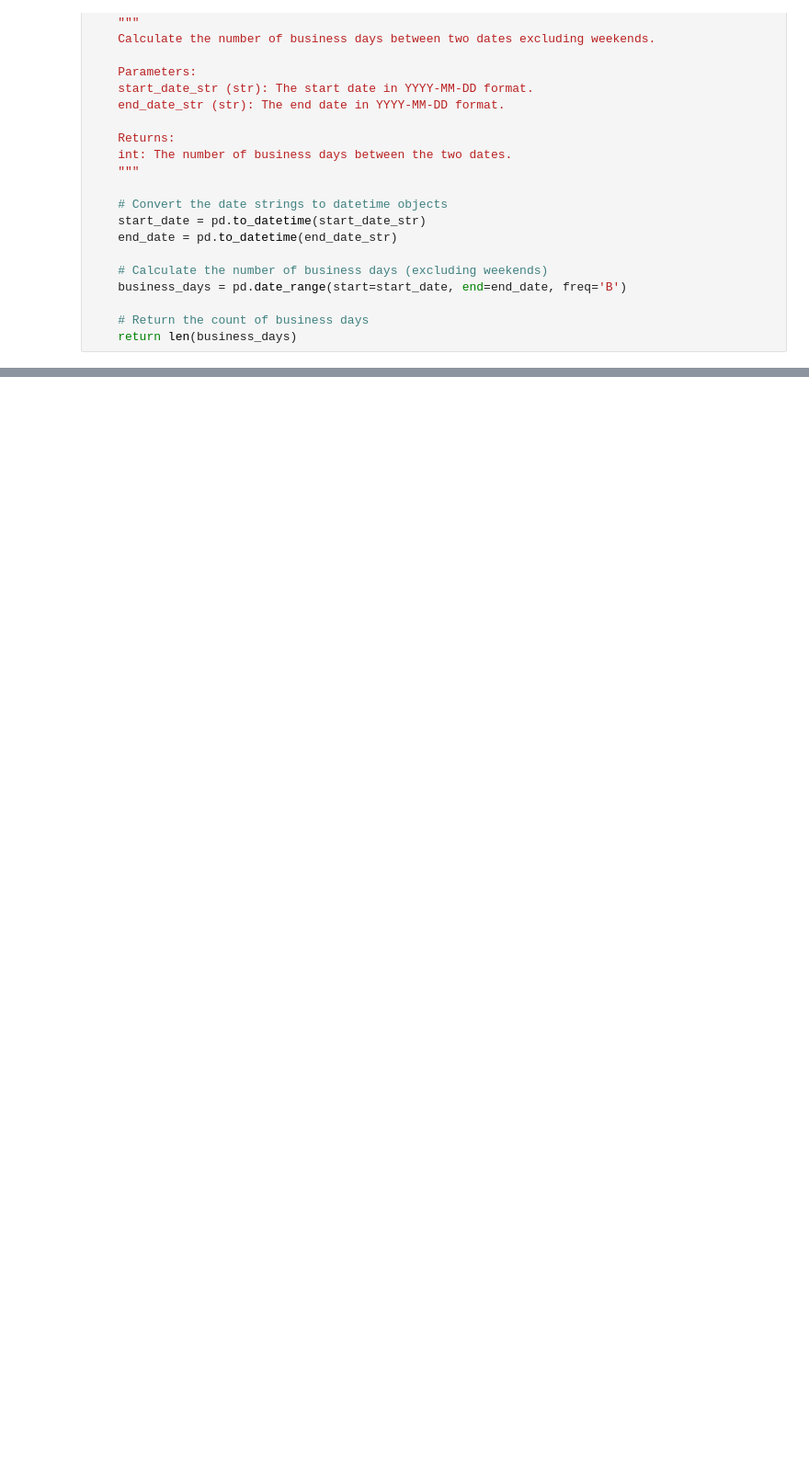
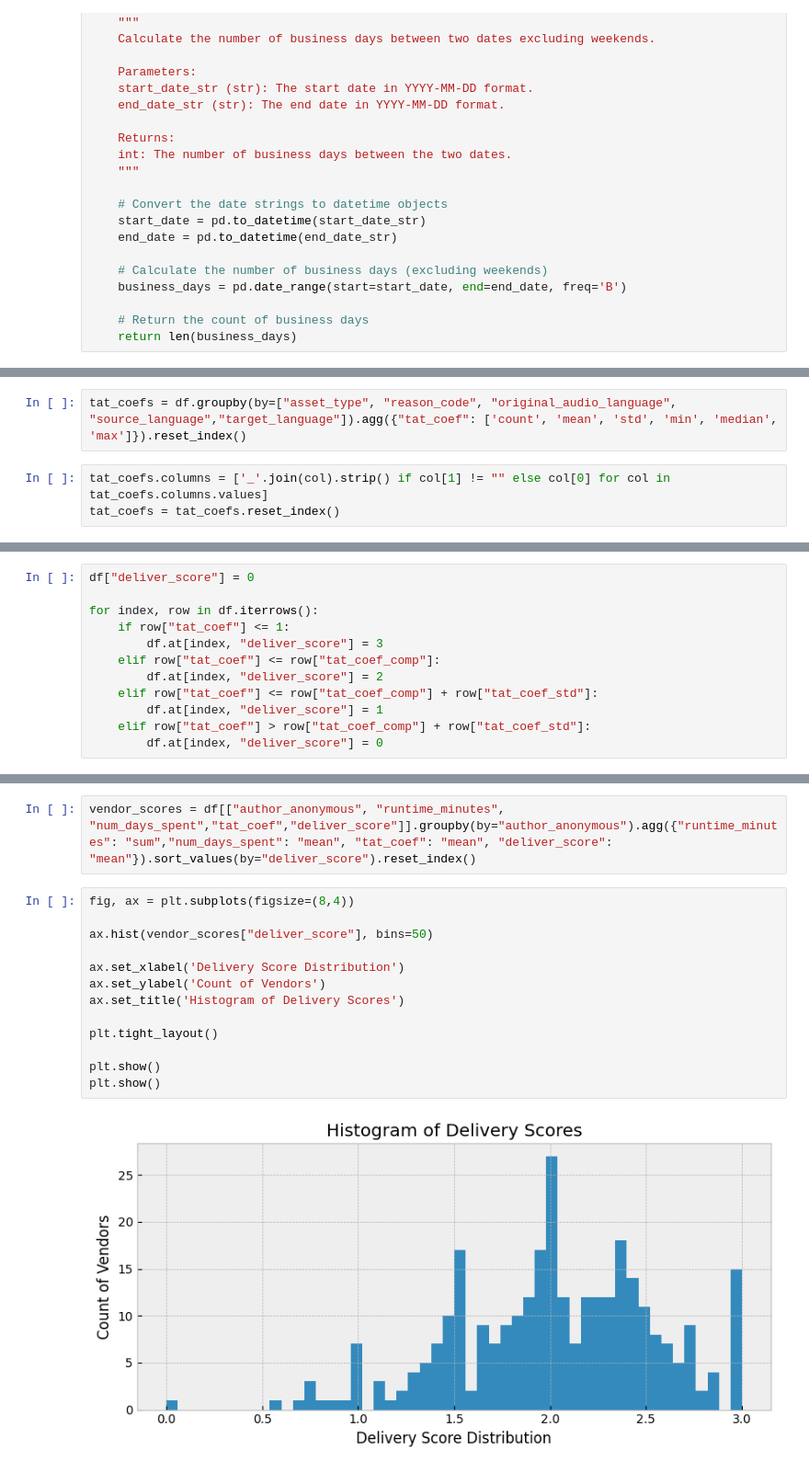
Before and after one commit to offthemenu/tatMultiplierProject, a Jupyter notebook: Processing/dataProcessing.ipynb, the cells around one changed output, grey strips where cells are left out. Shown at 92% size. Drawn from its saved outputs; the diff is of its cells as text; blank space fills up the shorter version.

```diff
--- a/Processing/dataProcessing.ipynb
+++ b/Processing/dataProcessing.ipynb
@@ -176,0 +246,5 @@ df.groupby(by=["asset_type"]).agg({"on_time_current": "mean", "on_time_actual":
+# %%
+tat_coefs = df.groupby(by=["asset_type", "reason_code", "original_audio_language", "source_language","target_language"]).agg({"tat_coef": ['count', 'mean', 'std', 'min', 'median', 'max']}).reset_index()
+# %%
+tat_coefs.columns = ['_'.join(col).strip() if col[1] != "" else col[0] for col in tat_coefs.columns.values]
+tat_coefs = tat_coefs.reset_index()
@@ -176,0 +322,12 @@ df.groupby(by=["asset_type"]).agg({"on_time_current": "mean", "on_time_actual":
+# %%
+df["deliver_score"] = 0
+
+for index, row in df.iterrows():
+    if row["tat_coef"] <= 1:
+        df.at[index, "deliver_score"] = 3
+    elif row["tat_coef"] <= row["tat_coef_comp"]:
+        df.at[index, "deliver_score"] = 2
+    elif row["tat_coef"] <= row["tat_coef_comp"] + row["tat_coef_std"]:
+        df.at[index, "deliver_score"] = 1
+    elif row["tat_coef"] > row["tat_coef_comp"] + row["tat_coef_std"]:
+        df.at[index, "deliver_score"] = 0
@@ -176,0 +352,17 @@ df.groupby(by=["asset_type"]).agg({"on_time_current": "mean", "on_time_actual":
+# %%
+vendor_scores = df[["author_anonymous", "runtime_minutes", "num_days_spent","tat_coef","deliver_score"]].groupby(by="author_anonymous").agg({"runtime_minutes": "sum","num_days_spent": "mean", "tat_coef": "mean", "deliver_score": "mean"}).sort_values(by="deliver_score").reset_index()
+# %%
+fig, ax = plt.subplots(figsize=(8,4))
+
+ax.hist(vendor_scores["deliver_score"], bins=50)
+
+ax.set_xlabel('Delivery Score Distribution')
+ax.set_ylabel('Count of Vendors')
+ax.set_title('Histogram of Delivery Scores')
+
+plt.tight_layout()
+
+plt.show()
+plt.show()
+# %% [output]
+[figure, added]
```
Also changed, not shown: parts of 20 cells of this notebook, 4 other files.
